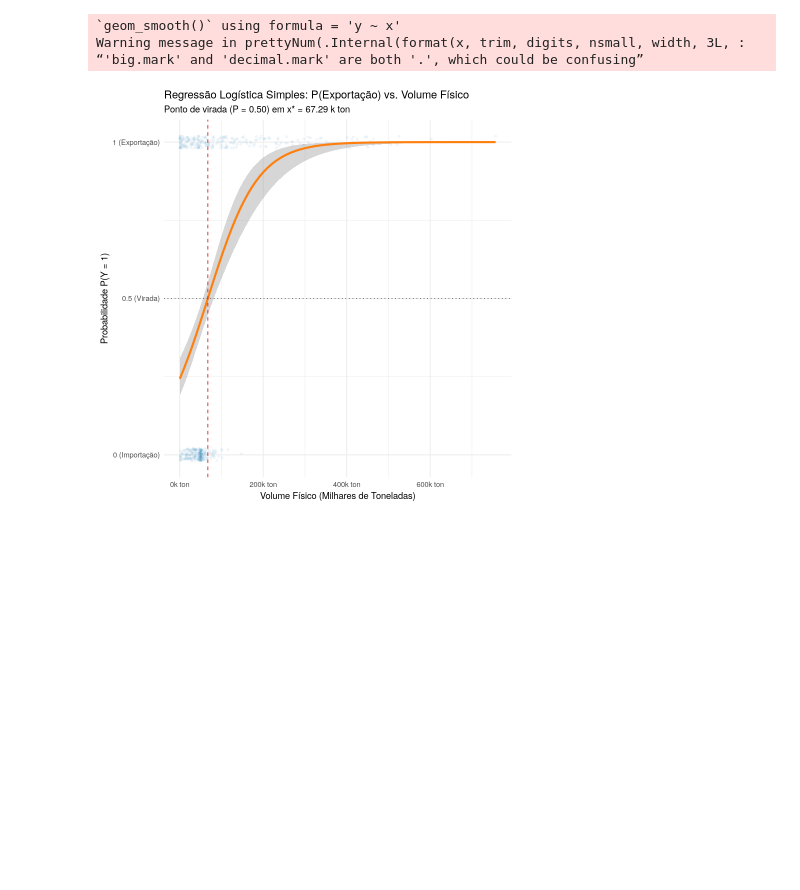
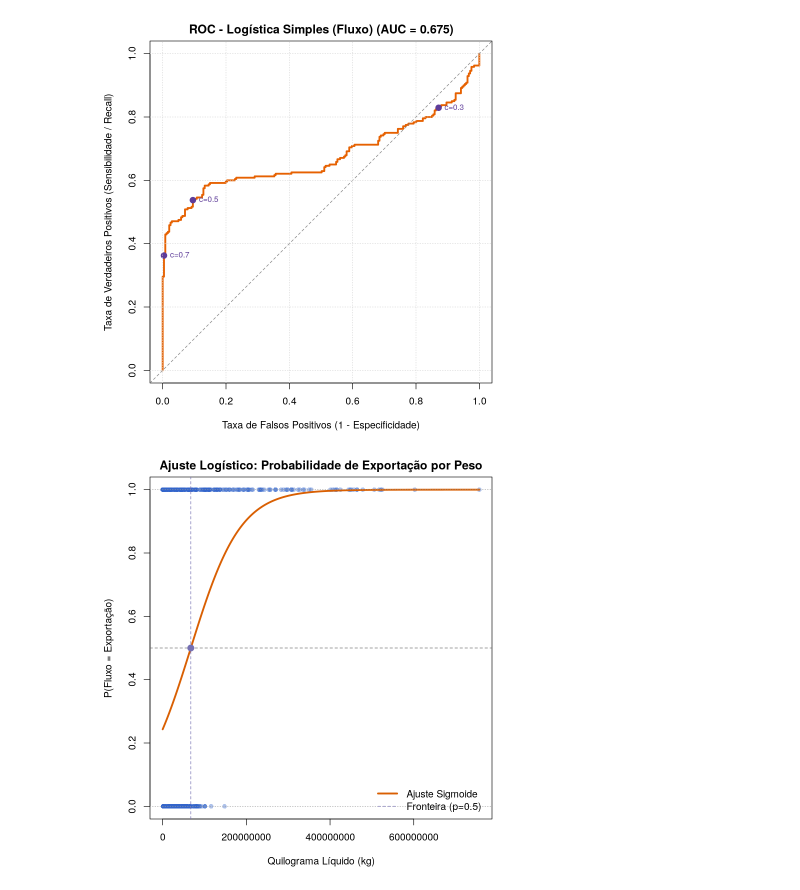
Before and after one commit to flaalevia15-gif/comex-aprendizado-estatistico_R, a Jupyter notebook: notebooks/05_regressao_logistica.ipynb, the cells around one changed output. Cells and saved outputs as stored; diff of their text form; code cells hidden in the pictures; blank space fills up the shorter version.

Commit message:
regressao logistica feita

```diff
--- a/notebooks/05_regressao_logistica.ipynb
+++ b/notebooks/05_regressao_logistica.ipynb
@@ -68,0 +74,4 @@ $$\ln\left(\frac{P(Y = 1)}{1 - P(Y = 1)}\right) = \beta_0 + \beta_1 \cdot Volume
+# %%
+# Padronização da variável resposta binária para o modelo simples
+dados_rotas$Fluxo_bin <- ifelse(grepl("Exp", as.character(dados_rotas$Fluxo), ignore.case = TRUE), 1L, 0L)
+table(Fluxo_Original = dados_rotas$Fluxo, Fluxo_Binario = dados_rotas$Fluxo_bin)
@@ -71,15 +86,8 @@ $$\ln\left(\frac{P(Y = 1)}{1 - P(Y = 1)}\right) = \beta_0 + \beta_1 \cdot Volume
 # %%
 # Ajuste do Modelo Logístico Simples
-res_opcao2 <- ajustar_logistica_opcao2(df_logit)
+modelo_simples <- ajustar_logistica_simples(dados_rotas)
+summary(modelo_simples)
 
-cat("=== RESUMO DO MODELO (LOGIT) ===\n")
-print(res_opcao2$resumo)
-
-cat("\n=== RAZÃO DE CHANCES (ODDS RATIO: exp(β)) ===\n")
-print(res_opcao2$odds_ratio)
-
-cat(sprintf("\n=== PONTO DE VIRADA (P = 0.5): x* = -β₀ / β₁ ===\n"))
-cat(sprintf("x* = %.2f milhares de toneladas (%.2f toneladas)\n",
-            res_opcao2$ponto_virada_k_ton,
-            res_opcao2$ponto_virada_k_ton * 1e3))
+# Sumarização com Odds Ratios
+sumarizar_odds_ratios(modelo_simples)
 # %% [output]
@@ -140,24 +153,10 @@ Real   0   1
 # %%
-# Gráfico da Curva Sigmoide com Ponto de Virada (P = 0.50)
-p_sigmoide <- ggplot(df_logit, aes(x = volume_mil_ton, y = y)) +
-  geom_point(alpha = 0.05, color = "#1f77b4", size = 1, position = position_jitter(height = 0.02)) +
-  geom_smooth(method = "glm", method.args = list(family = "binomial"), color = "#ff7f0e", linewidth = 1.2) +
-  geom_vline(xintercept = res_opcao2$ponto_virada_k_ton, linetype = "dashed", color = "#d62728") +
-  geom_hline(yintercept = 0.5, linetype = "dotted", color = "gray40") +
-  scale_y_continuous(breaks = c(0, 0.5, 1), labels = c("0 (Importação)", "0.5 (Virada)", "1 (Exportação)")) +
-  scale_x_continuous(labels = label_number(suffix = "k ton", big.mark = ".")) +
-  labs(
-    title = "Regressão Logística Simples: P(Exportação) vs. Volume Físico",
-    subtitle = sprintf("Ponto de virada (P = 0.50) em x* = %.2f k ton", res_opcao2$ponto_virada_k_ton),
-    x = "Volume Físico (Milhares de Toneladas)",
-    y = "Probabilidade P(Y = 1)"
-  ) +
-  theme_minimal()
+# Curva ROC e AUC
+auc_simples <- plotar_curva_roc(modelo_simples, dados_rotas$Fluxo_bin, titulo = "ROC - Logística Simples (Fluxo)")
 
-print(p_sigmoide)
+# Curva Sigmoide e Fronteira de Decisão
+plotar_sigmoide_simples(modelo_simples, dados_rotas)
 # %% [output]
-`geom_smooth()` using formula = 'y ~ x'
-Warning message in prettyNum(.Internal(format(x, trim, digits, nsmall, width, 3L, :
-“'big.mark' and 'decimal.mark' are both '.', which could be confusing”
-[figure, old version]
+[figure, new version]
+[figure, added]
 # %% [markdown]
```
Also changed, not shown: parts of 20 cells of this notebook, 1 other file.
